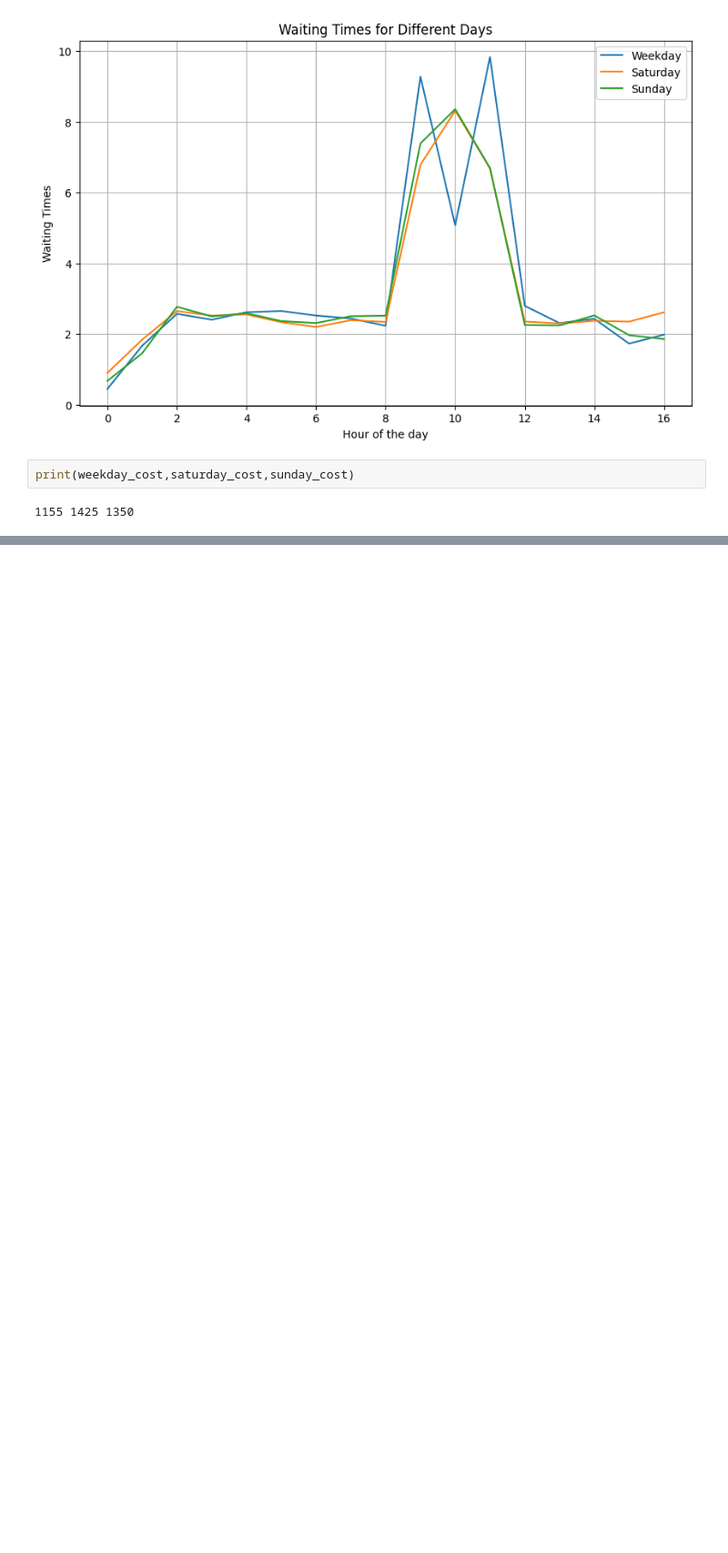
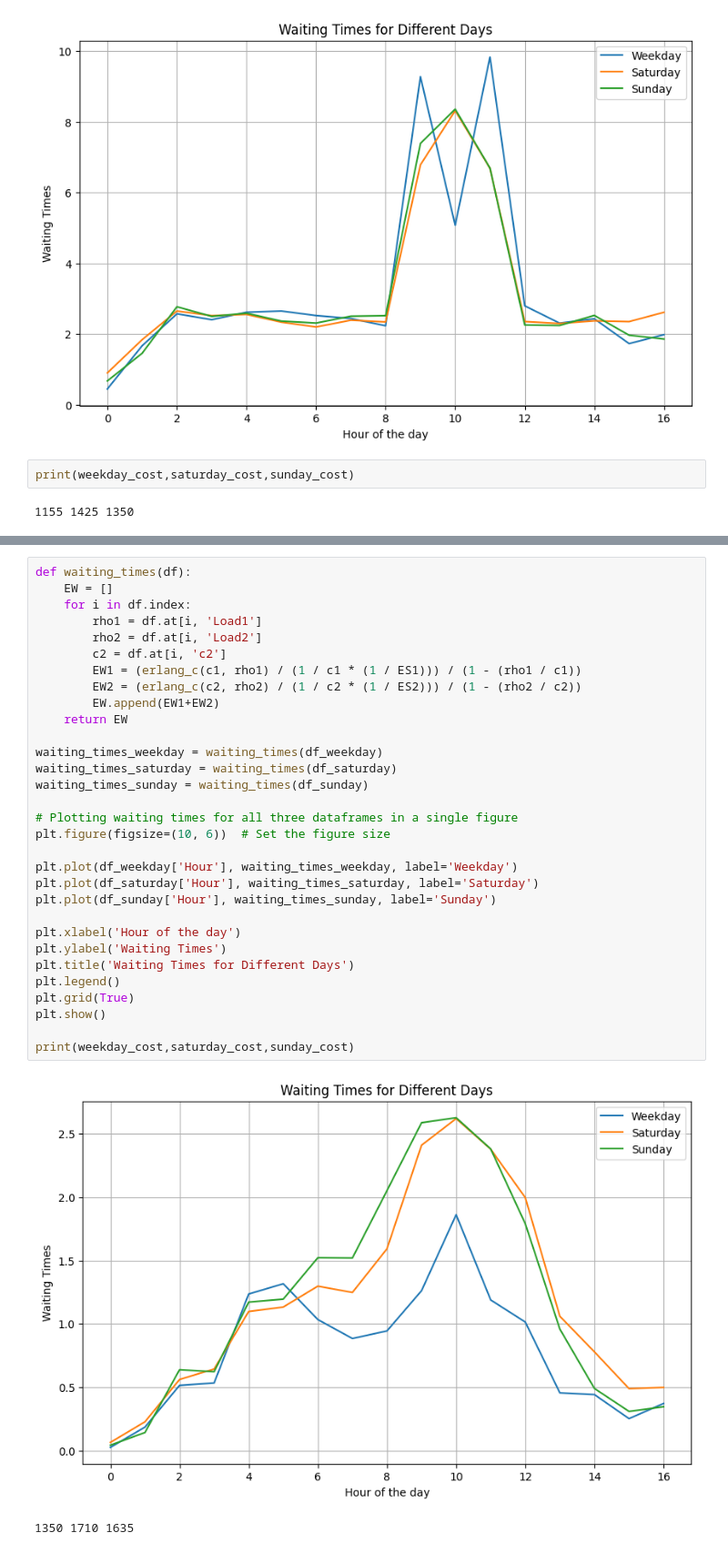
Before and after one commit to nandob7/ASM-Case2, a Jupyter notebook: case2.ipynb, the cells around one changed output, grey strips where cells are left out. Shown at 91% size. Drawn from its saved outputs; the diff is of its cells as text; blank space fills up the shorter version.

```diff
--- a/case2.ipynb
+++ b/case2.ipynb
@@ -507,0 +608,34 @@ print(weekday_cost,saturday_cost,sunday_cost)
+# %%
+def waiting_times(df):
+    EW = []
+    for i in df.index:
+        rho1 = df.at[i, 'Load1']
+        rho2 = df.at[i, 'Load2']
+        c2 = df.at[i, 'c2']
+        EW1 = (erlang_c(c1, rho1) / (1 / c1 * (1 / ES1))) / (1 - (rho1 / c1))
+        EW2 = (erlang_c(c2, rho2) / (1 / c2 * (1 / ES2))) / (1 - (rho2 / c2))
+        EW.append(EW1+EW2)
+    return EW
+
+waiting_times_weekday = waiting_times(df_weekday)
+waiting_times_saturday = waiting_times(df_saturday)
+waiting_times_sunday = waiting_times(df_sunday)
+
+# Plotting waiting times for all three dataframes in a single figure
+plt.figure(figsize=(10, 6))  # Set the figure size
+
+plt.plot(df_weekday['Hour'], waiting_times_weekday, label='Weekday')
+plt.plot(df_saturday['Hour'], waiting_times_saturday, label='Saturday')
+plt.plot(df_sunday['Hour'], waiting_times_sunday, label='Sunday')
+
+plt.xlabel('Hour of the day')
+plt.ylabel('Waiting Times')
+plt.title('Waiting Times for Different Days')
+plt.legend()
+plt.grid(True)
+plt.show()
+
+print(weekday_cost,saturday_cost,sunday_cost)
+# %% [output]
+[figure, added]
+1350 1710 1635
```
Also changed, not shown: parts of 2 cells of this notebook, 2 other files.
